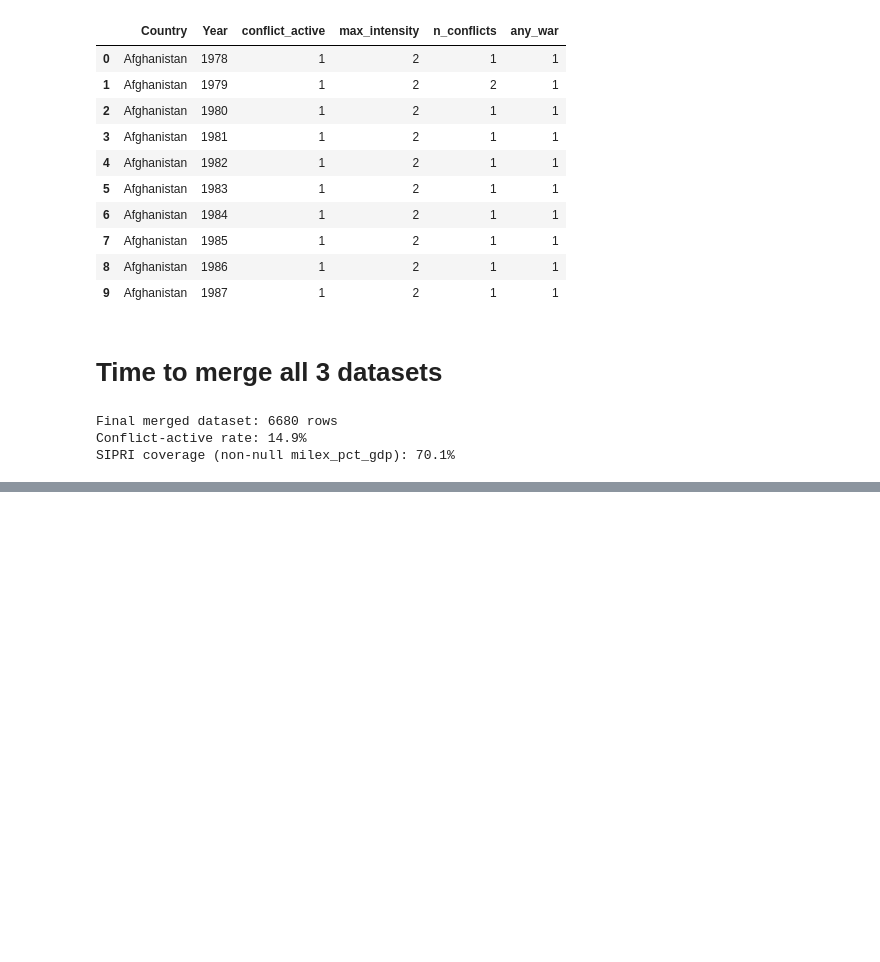
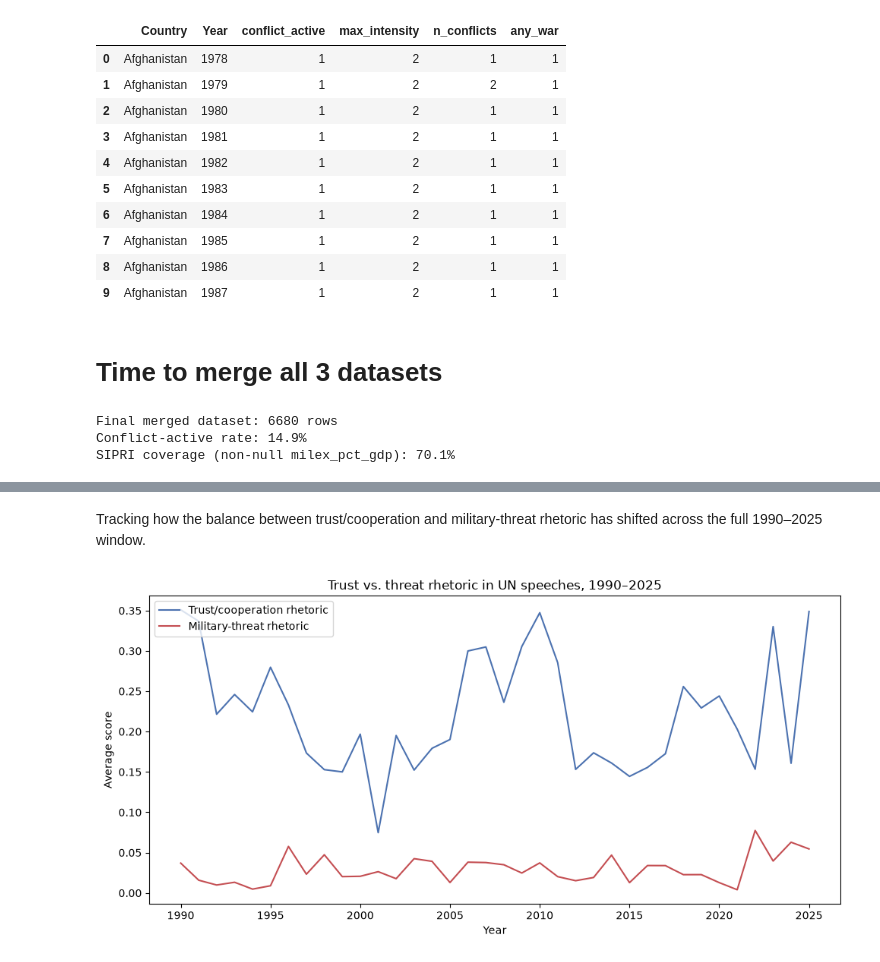
Before and after one commit to kuborro123/UN_assingment, a Jupyter notebook: main.ipynb, the cells around one changed output, grey strips where cells are left out. Cells and saved outputs as stored; diff of their text form; code cells hidden in the pictures; blank space fills up the shorter version.

```diff
--- a/main.ipynb
+++ b/main.ipynb
@@ -550,0 +780,16 @@ SIPRI coverage (non-null milex_pct_gdp): 70.1%
+# %% [markdown]
+Tracking how the balance between trust/cooperation and military-threat rhetoric has shifted across the full 1990–2025 window.
+# %%
+trend = merged.groupby("Year")[["trust_score", "threat_score"]].mean()
+
+fig, ax = plt.subplots(figsize=(10, 5))
+ax.plot(trend.index, trend["trust_score"], label="Trust/cooperation rhetoric", color="#4C72B0")
+ax.plot(trend.index, trend["threat_score"], label="Military-threat rhetoric", color="#C44E52")
+ax.set_xlabel("Year")
+ax.set_ylabel("Average score")
+ax.legend(loc="upper left")
+ax.set_title("Trust vs. threat rhetoric in UN speeches, 1990–2025")
+plt.tight_layout()
+plt.show()
+# %% [output]
+[figure, added]
```
Also changed, not shown: parts of 32 cells of this notebook, 1 other file.
